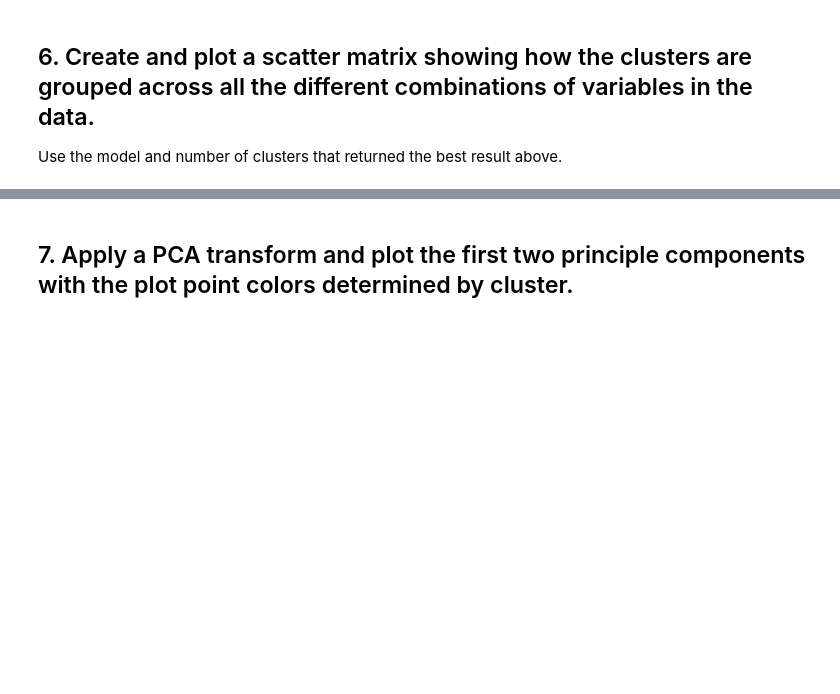
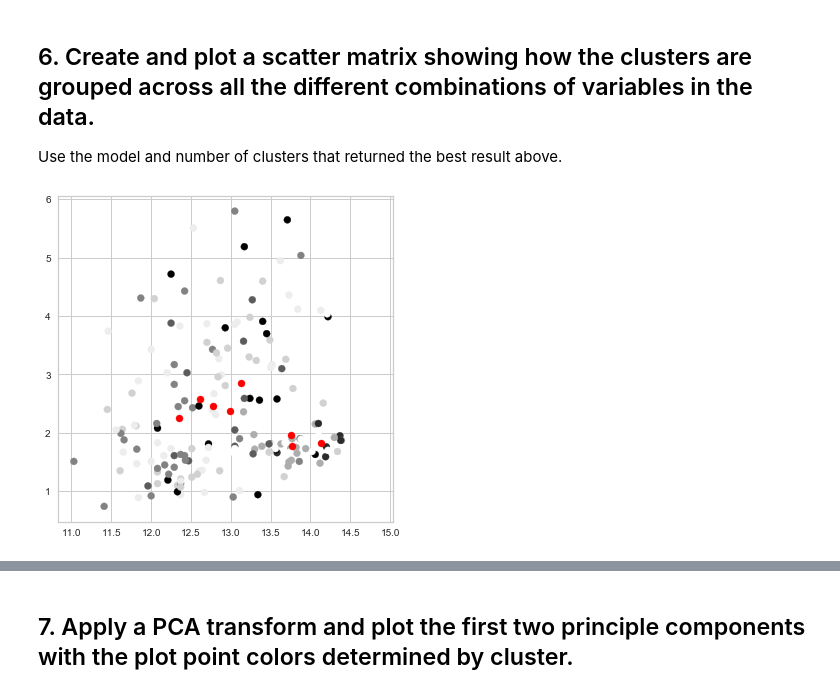
Before and after one commit to ta-data-lis/lab-learning-evaluation, a Jupyter notebook: your-code/main.ipynb, the cells around one changed output, grey strips where cells are left out. Cells and saved outputs as stored; diff of their text form; code cells hidden in the pictures; blank space fills up the shorter version.

```diff
--- a/your-code/main.ipynb
+++ b/your-code/main.ipynb
@@ -33,3 +154,19 @@ The Yellowbrick library has 3 metrics that you can plot using the `metric` param
 ## 6. Create and plot a scatter matrix showing how the clusters are grouped across all the different combinations of variables in the data.
 
 Use the model and number of clusters that returned the best result above.
+# %%
+from sklearn.datasets import make_blobs
+from sklearn.cluster import KMeans
+import matplotlib.pyplot as plt
+import numpy as np
+
+# 8 clusters
+
+plt.figure(figsize=(6,6))
+plt.scatter(features[:, 0], features[:, 1], c=preds)
+
+plt.scatter(centers[:, 0], centers[:, 1], c='red', s=50)#, alpha=0.75)
+
+plt.show()
+# %% [output]
+[figure, added]
```
Also changed, not shown: parts of 13 cells of this notebook.
